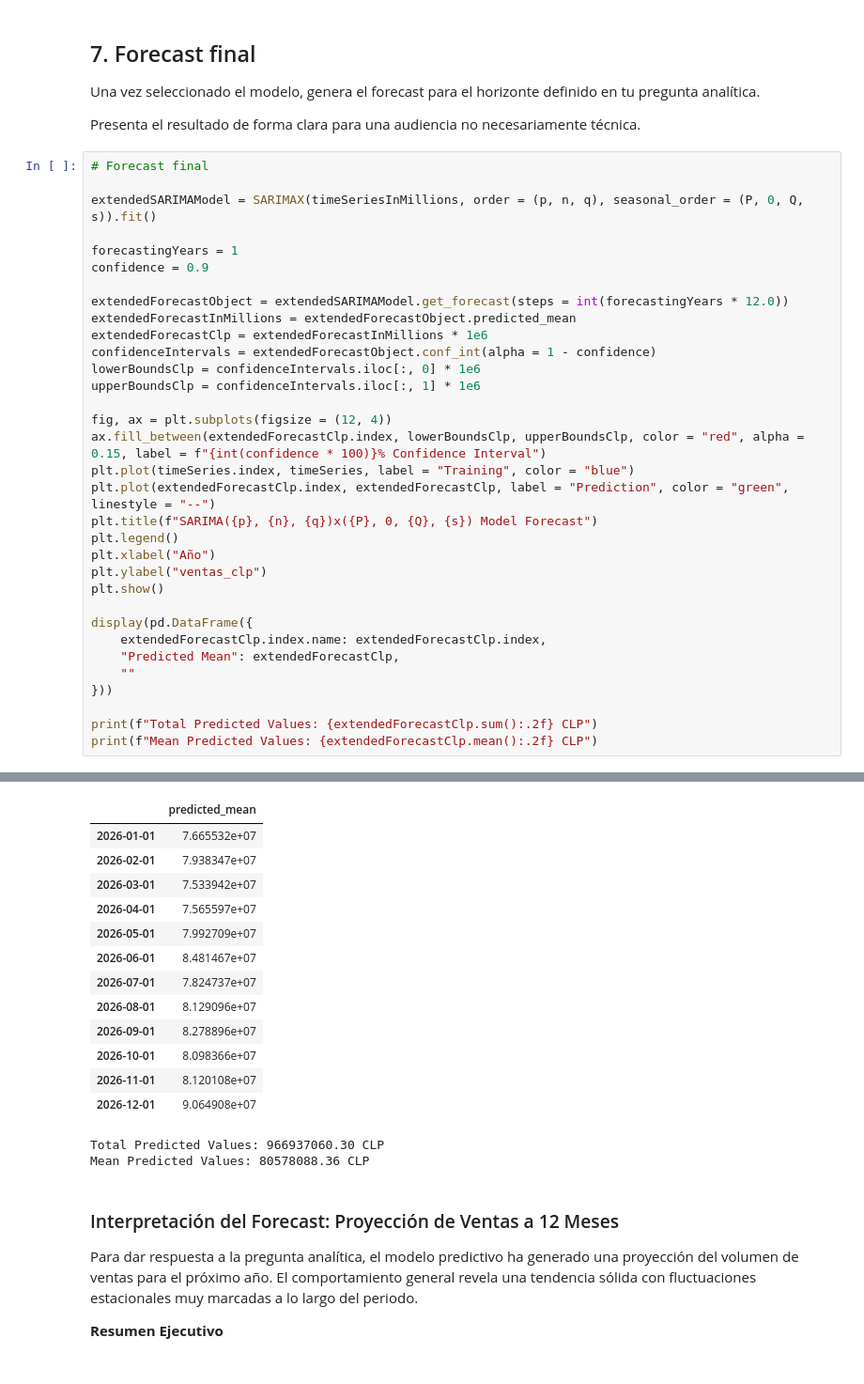
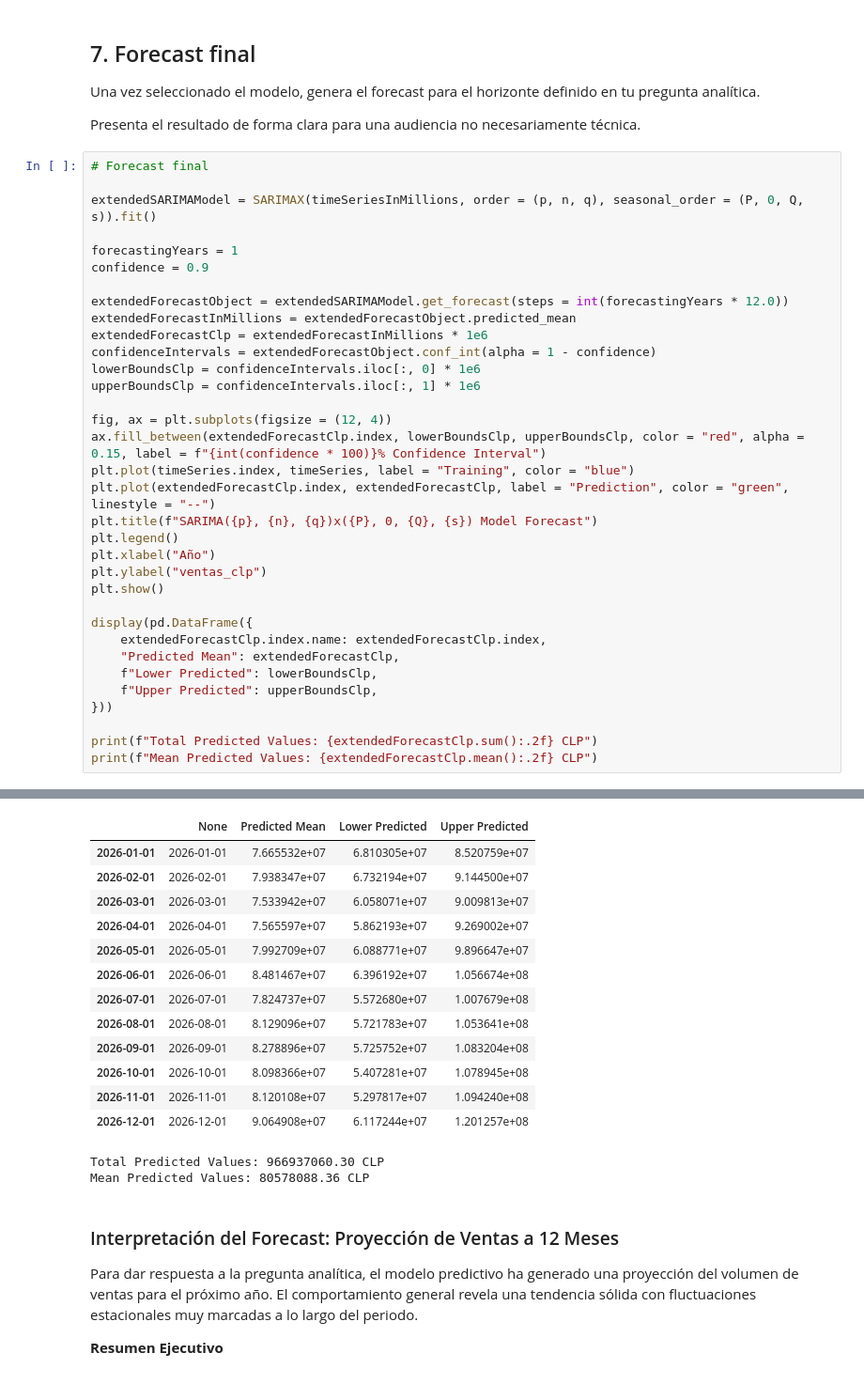
Before and after one commit to LUCHER4321/jupyter-time-series, a Jupyter notebook: Proyecto_Series_Temporales.ipynb, the cells around one changed output, grey strips where cells are left out. Shown at 94% size. Saved outputs shown, nothing was run; the diff lists cells and outputs as text.

```diff
--- a/Proyecto_Series_Temporales.ipynb
+++ b/Proyecto_Series_Temporales.ipynb
@@ -522,47 +522,48 @@ extendedSARIMAModel = SARIMAX(timeSeriesInMillions, order = (p, n, q), seasonal_
 
 forecastingYears = 1
 confidence = 0.9
 
 extendedForecastObject = extendedSARIMAModel.get_forecast(steps = int(forecastingYears * 12.0))
 extendedForecastInMillions = extendedForecastObject.predicted_mean
 extendedForecastClp = extendedForecastInMillions * 1e6
 confidenceIntervals = extendedForecastObject.conf_int(alpha = 1 - confidence)
 lowerBoundsClp = confidenceIntervals.iloc[:, 0] * 1e6
 upperBoundsClp = confidenceIntervals.iloc[:, 1] * 1e6
 
 fig, ax = plt.subplots(figsize = (12, 4))
 ax.fill_between(extendedForecastClp.index, lowerBoundsClp, upperBoundsClp, color = "red", alpha = 0.15, label = f"{int(confidence * 100)}% Confidence Interval")
 plt.plot(timeSeries.index, timeSeries, label = "Training", color = "blue")
 plt.plot(extendedForecastClp.index, extendedForecastClp, label = "Prediction", color = "green", linestyle = "--")
 plt.title(f"SARIMA({p}, {n}, {q})x({P}, 0, {Q}, {s}) Model Forecast")
 plt.legend()
 plt.xlabel("Año")
 plt.ylabel("ventas_clp")
 plt.show()
 
 display(pd.DataFrame({
     extendedForecastClp.index.name: extendedForecastClp.index,
     "Predicted Mean": extendedForecastClp,
-    ""
+    f"Lower Predicted": lowerBoundsClp,
+    f"Upper Predicted": upperBoundsClp,
 }))
 
 print(f"Total Predicted Values: {extendedForecastClp.sum():.2f} CLP")
 print(f"Mean Predicted Values: {extendedForecastClp.mean():.2f} CLP")
 # %% [output]
 [figure]
-|  | predicted_mean |
-| 2026-01-01 | 7.665532e+07 |
-| 2026-02-01 | 7.938347e+07 |
-| 2026-03-01 | 7.533942e+07 |
-| 2026-04-01 | 7.565597e+07 |
-| 2026-05-01 | 7.992709e+07 |
-| 2026-06-01 | 8.481467e+07 |
-| 2026-07-01 | 7.824737e+07 |
-| 2026-08-01 | 8.129096e+07 |
-| 2026-09-01 | 8.278896e+07 |
-| 2026-10-01 | 8.098366e+07 |
-| 2026-11-01 | 8.120108e+07 |
-| 2026-12-01 | 9.064908e+07 |
+|  | None | Predicted Mean | Lower Predicted | Upper Predicted |
+| 2026-01-01 | 2026-01-01 | 7.665532e+07 | 6.810305e+07 | 8.520759e+07 |
+| 2026-02-01 | 2026-02-01 | 7.938347e+07 | 6.732194e+07 | 9.144500e+07 |
+| 2026-03-01 | 2026-03-01 | 7.533942e+07 | 6.058071e+07 | 9.009813e+07 |
+| 2026-04-01 | 2026-04-01 | 7.565597e+07 | 5.862193e+07 | 9.269002e+07 |
+| 2026-05-01 | 2026-05-01 | 7.992709e+07 | 6.088771e+07 | 9.896647e+07 |
+| 2026-06-01 | 2026-06-01 | 8.481467e+07 | 6.396192e+07 | 1.056674e+08 |
+| 2026-07-01 | 2026-07-01 | 7.824737e+07 | 5.572680e+07 | 1.007679e+08 |
+| 2026-08-01 | 2026-08-01 | 8.129096e+07 | 5.721783e+07 | 1.053641e+08 |
+| 2026-09-01 | 2026-09-01 | 8.278896e+07 | 5.725752e+07 | 1.083204e+08 |
+| 2026-10-01 | 2026-10-01 | 8.098366e+07 | 5.407281e+07 | 1.078945e+08 |
+| 2026-11-01 | 2026-11-01 | 8.120108e+07 | 5.297817e+07 | 1.094240e+08 |
+| 2026-12-01 | 2026-12-01 | 9.064908e+07 | 6.117244e+07 | 1.201257e+08 |
 Total Predicted Values: 966937060.30 CLP
 Mean Predicted Values: 80578088.36 CLP
 # %% [markdown]
```
